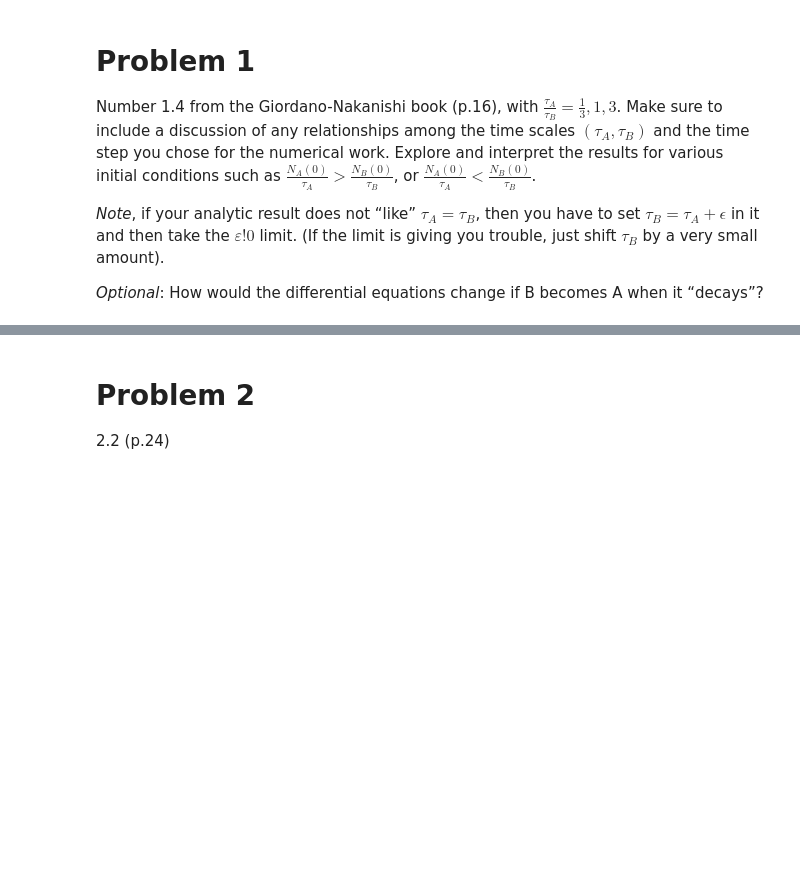
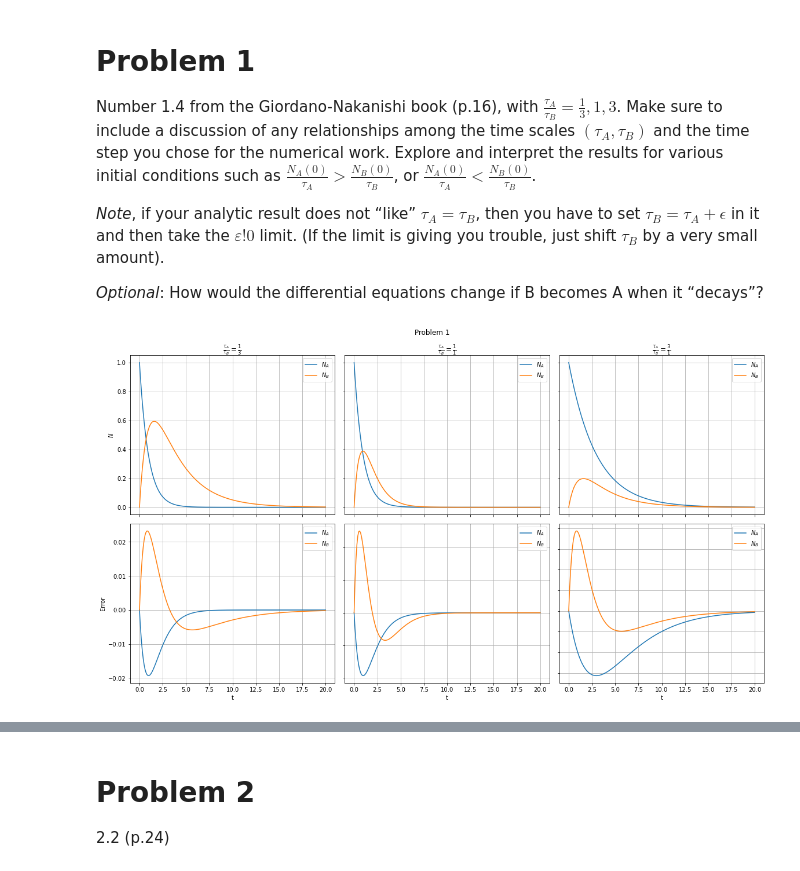
Before and after one commit to ethank5149/PurduePHYS580, a Jupyter notebook: Homework/HW1/HW1.ipynb, the cells around one changed output, grey strips where cells are left out. Cells and saved outputs as stored; diff of their text form; code cells hidden in the pictures; blank space fills up the shorter version.

Commit message:
rough draft of problem 1

```diff
--- a/Homework/HW1/HW1.ipynb
+++ b/Homework/HW1/HW1.ipynb
@@ -35,3 +65,71 @@ Number 1.4 from the Giordano-Nakanishi book (p.16), with $\frac{\tau_A}{\tau_B}=
 *Note*, if your analytic result does not “like” $\tau_A = \tau_B$, then you have to set $\tau_B = \tau_A + \epsilon$ in it and then take the $ε ! 0$ limit. (If the limit is giving you trouble, just shift $\tau_B$ by a very small amount).
 
 *Optional*: How would the differential equations change if B becomes A when it “decays”?
+# %%
+# Global Definitions
+g = 9.81  # Gravitational Acceleration [m/s^2]
+
+
+def rhs(t, X, ta, tb):
+    return np.array([-X[0] / ta, X[0] / ta - X[1] / tb])
+
+
+def Na(t, ta, Na0):
+    return Na0 * np.exp(-t / ta)
+
+
+def Nb(t, ta, tb, Na0, Nb0):
+    try:
+        return Na0 * (tb / (ta - tb)) * np.exp(-(ta + tb) * t / (ta * tb)) * (np.exp(t / tb) - np.exp(t / ta)) + Nb0 * np.exp(-t / tb)
+    except ZeroDivisionError:  # Correction for division by zero when ta == tb
+        tb = tb + np.finfo(np.float32).eps  # 64-bit floating point machine epsilon was too small and manifested discrete behavior when analyzing error
+        return Nb(t, ta, tb, Na0, Nb0)
+
+
+ta1, ta2, ta3 = 1, 1, 3
+tb1, tb2, tb3 = 3, 1, 1
+Na0, Nb0 = 1, 0
+
+t = np.linspace(0,20,200)  # dt = 0.1
+y1 = dsolve(partial(rhs, ta=ta1, tb=tb1), t, [Na0, Nb0])
+y2 = dsolve(partial(rhs, ta=ta2, tb=tb2), t, [Na0, Nb0])
+y3 = dsolve(partial(rhs, ta=ta3, tb=tb3), t, [Na0, Nb0])
+
+# Plotting
+fig, axs = plt.subplots(2, 3, figsize=(16, 9), constrained_layout=True)
+
+axs[0, 0].plot(t, y1[0], label=r"$N_A$")
+axs[0, 0].plot(t, y1[1], label=r"$N_B$")
+
+axs[0, 1].plot(t, y2[0], label=r"$N_A$")
+axs[0, 1].plot(t, y2[1], label=r"$N_B$")
+
+axs[0, 2].plot(t, y3[0], label=r"$N_A$")
+axs[0, 2].plot(t, y3[1], label=r"$N_B$")
+
+axs[1, 0].plot(t, y1[0]-Na(t, ta1, Na0), label=r"$N_A$")
+axs[1, 0].plot(t, y1[1] - Nb(t, ta1, tb1, Na0, Nb0), label=r"$N_B$")
+axs[1, 1].plot(t, y2[0]-Na(t, ta2, Na0), label=r"$N_A$")
+axs[1, 1].plot(t, y2[1] - Nb(t, ta2, tb2, Na0, Nb0), label=r"$N_B$")
+axs[1, 2].plot(t, y3[0]-Na(t, ta3, Na0), label=r"$N_A$")
+axs[1, 2].plot(t, y3[1] - Nb(t, ta3, tb3, Na0, Nb0), label=r"$N_B$")
+
+for i in range(2):
+    for j in range(3):
+        axs[i, j].legend()
+        axs[i, j].grid()
+        axs[i, j].set_xlabel("t")
+        axs[0, j].set_ylabel(r"$N$")
+        axs[1, j].set_ylabel(r"Error")
+
+axs[0, 0].set_title(rf"$\frac{{\tau_A}}{{\tau_B}} = \frac{{{ta1}}}{{{tb1}}}$")
+axs[0, 1].set_title(rf"$\frac{{\tau_A}}{{\tau_B}} = \frac{{{ta2}}}{{{tb2}}}$")
+axs[0, 2].set_title(rf"$\frac{{\tau_A}}{{\tau_B}} = \frac{{{ta3}}}{{{tb3}}}$")
+plt.suptitle("Problem 1")
+for ax in axs.flat:
+    ax.label_outer()
+
+plt.show()
+#plt.savefig("HW1_P1", dpi=300)
+# %% [output]
+[figure, added]
```
Also changed, not shown: parts of 3 cells of this notebook.
